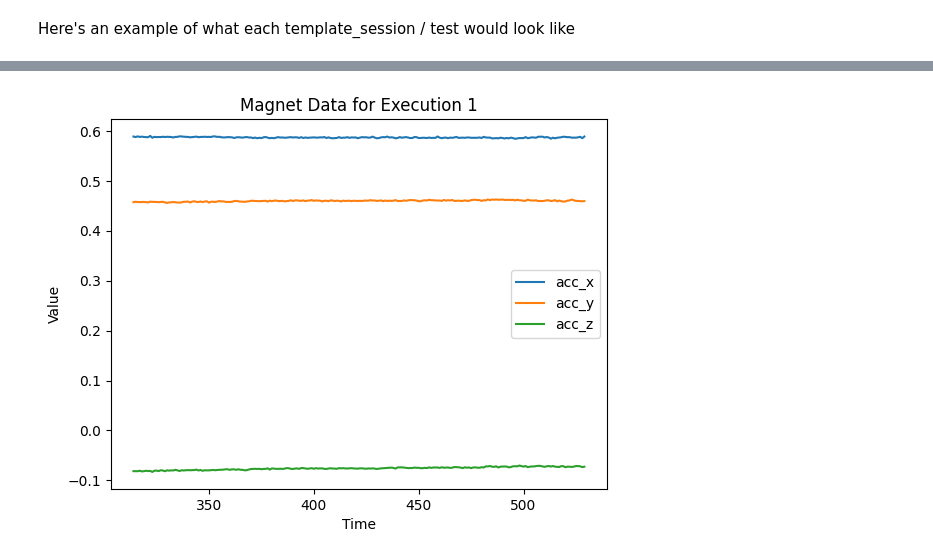
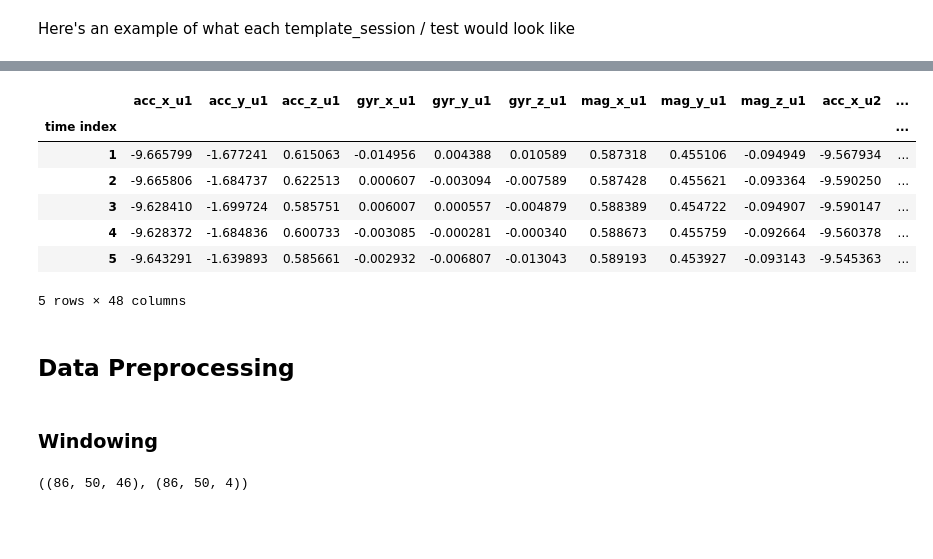
Before and after one commit to HammyLA/cs156-exercise-project, a Jupyter notebook: notebooks/exploration.ipynb, the cells around one changed output, grey strips where cells are left out. Cells and saved outputs as stored; diff of their text form; code cells hidden in the pictures; blank space fills up the shorter version.

```diff
--- a/notebooks/exploration.ipynb
+++ b/notebooks/exploration.ipynb
@@ -103,6 +189,2 @@ sample_data, sample_time
 # %% [markdown]
 Here's an example of what each template_session / test would look like
-# %%
-sample_information = pd.read_csv(sample_data, sep=";", index_col="time index")
-sample_time = pd.read_csv(sample_time, sep=";")
-sample_information
@@ -153,10 +191,30 @@ plt.show()
-# %%
-mag = exec1_sample[['mag_x', 'mag_y', 'mag_z']]
-plt.plot(mag)
-plt.xlabel("Time")
-plt.ylabel("Value")
-plt.legend(sample_information.columns)
-plt.title("Magnet Data for Execution 1")
-plt.show()
-# %% [output]
-[figure, removed]
+# %%
+# Suppose sensor_df has a 'time' column
+# Initialize label column
+exercise1['execution_type'] = 0  # 0 = no exercise
+
+
+ # For each execution range, label those rows
+def assign_execution_type(df, sample_time):
+    for _, row in sample_time.iterrows():
+        start, end, etype = row['start'], row['end'], row['execution type']
+        mask = (df.index >= start) & (df.index <= end)
+        df.loc[mask, 'execution_type'] = etype
+
+
+
+assign_execution_type(exercise1, sample_time)
+exercise1.head()
+# %% [output]
+|  | acc_x_u1 | acc_y_u1 | acc_z_u1 | gyr_x_u1 | gyr_y_u1 | gyr_z_u1 | mag_x_u1 | mag_y_u1 | mag_z_u1 | acc_x_u2 | ... |
+| time index |  |  |  |  |  |  |  |  |  |  | ... |
+| 1 | -9.665799 | -1.677241 | 0.615063 | -0.014956 | 0.004388 | 0.010589 | 0.587318 | 0.455106 | -0.094949 | -9.567934 | ... |
+| 2 | -9.665806 | -1.684737 | 0.622513 | 0.000607 | -0.003094 | -0.007589 | 0.587428 | 0.455621 | -0.093364 | -9.590250 | ... |
+| 3 | -9.628410 | -1.699724 | 0.585751 | 0.006007 | 0.000557 | -0.004879 | 0.588389 | 0.454722 | -0.094907 | -9.590147 | ... |
+| 4 | -9.628372 | -1.684836 | 0.600733 | -0.003085 | -0.000281 | -0.000340 | 0.588673 | 0.455759 | -0.092664 | -9.560378 | ... |
+| 5 | -9.643291 | -1.639893 | 0.585661 | -0.002932 | -0.006807 | -0.013043 | 0.589193 | 0.453927 | -0.093143 | -9.545363 | ... |
+5 rows × 48 columns
+# %% [markdown]
+## Data Preprocessing
+# %% [markdown]
+### Windowing
@@ -162,0 +284,16 @@ plt.show()
+# %%
+X_seg, y_seg = segment_series_seq2seq(
+    exercise1.drop(['subject', 'exercise'], axis=1).to_numpy(),
+    intervals=[
+        (int(row['start']), int(row['end']), int(row['execution type']))
+        for _, row in sample_time.iterrows()
+    ],
+    window_size=50,
+    stride=25,
+    num_classes=4,  # assuming 4 classes: 0 (none), 1, 2, 3
+    pad_label=0
+)
+
+X_seg.shape, y_seg.shape
+# %% [output]
+((86, 50, 46), (86, 50, 4))
```
Also changed, not shown: parts of 27 cells of this notebook, 1 other file.
